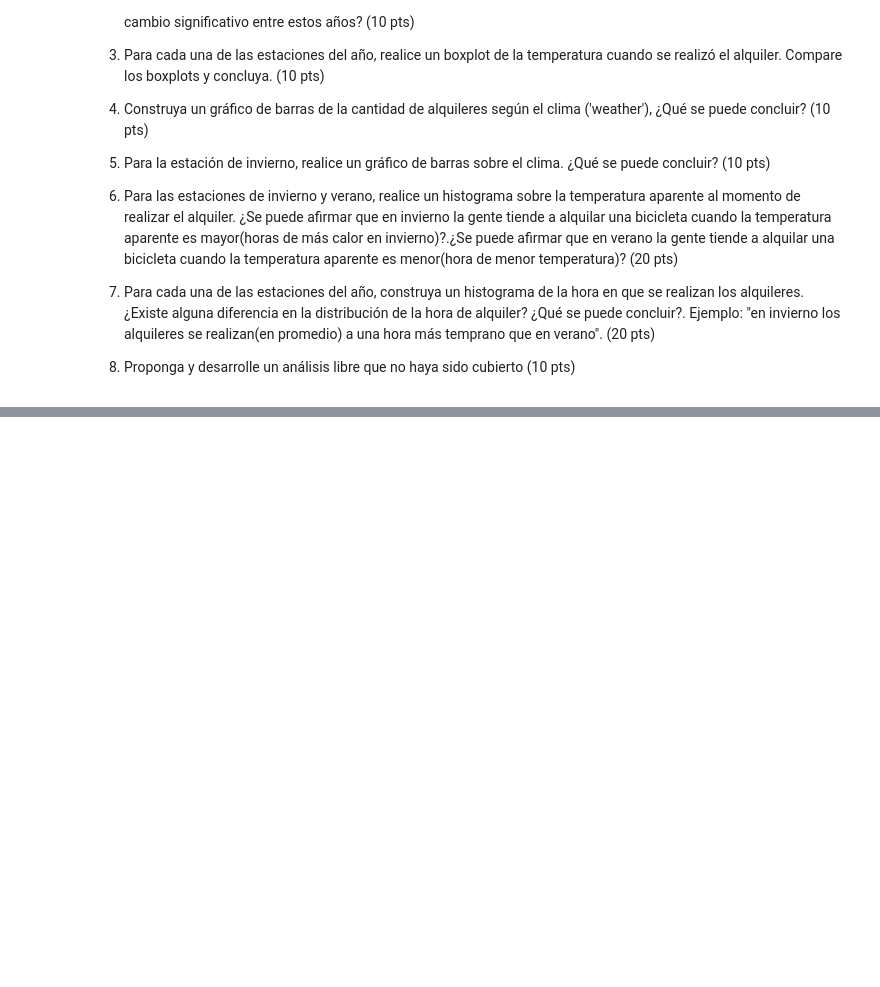
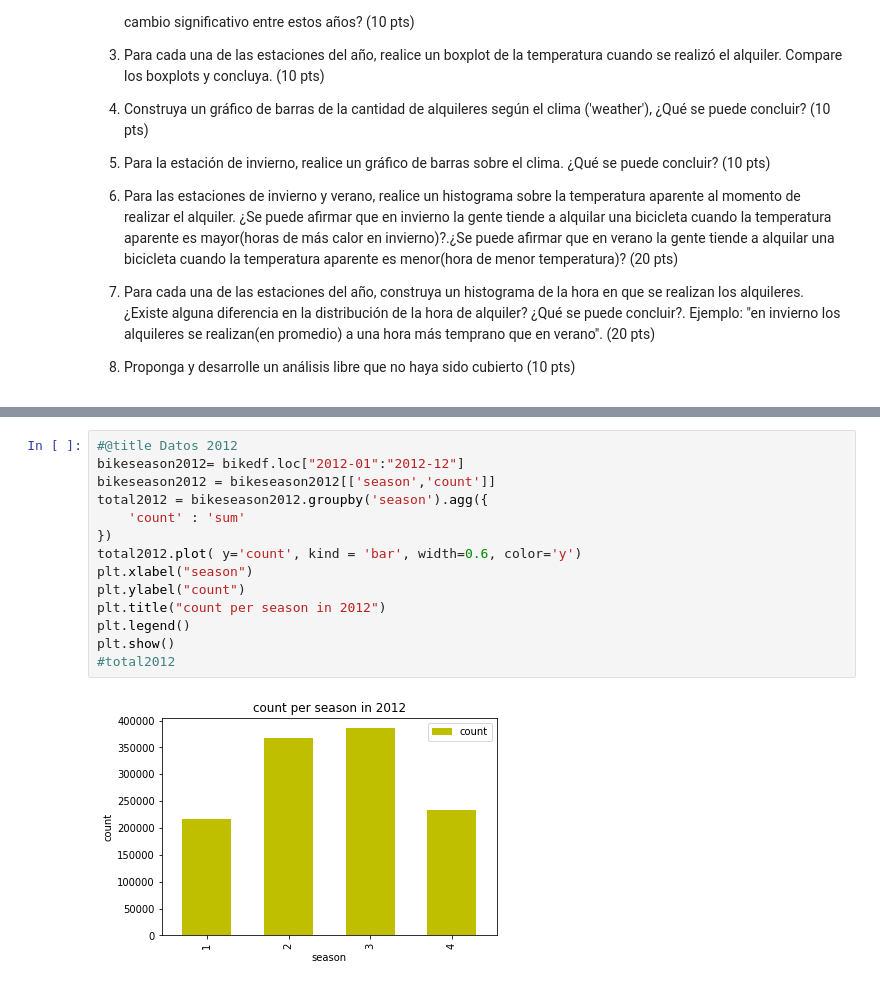
Before and after one commit to dieeh/usm-2022-2, a Jupyter notebook: INF280/taller1/Taller1.ipynb, the cells around one changed output, grey strips where cells are left out. Cells and saved outputs as stored; diff of their text form; blank space fills up the shorter version.

```diff
--- a/INF280/taller1/Taller1.ipynb
+++ b/INF280/taller1/Taller1.ipynb
@@ -110,0 +184,16 @@ Se desea hacer un estudio del uso de estos alquileres, el comportamiento general
+# %%
+#@title Datos 2012
+bikeseason2012= bikedf.loc["2012-01":"2012-12"]
+bikeseason2012 = bikeseason2012[['season','count']]
+total2012 = bikeseason2012.groupby('season').agg({
+    'count' : 'sum'
+})
+total2012.plot( y='count', kind = 'bar', width=0.6, color='y')
+plt.xlabel("season")
+plt.ylabel("count")
+plt.title("count per season in 2012")
+plt.legend()
+plt.show()
+#total2012
+# %% [output]
+[figure, added]
```
Also changed, not shown: parts of 27 cells of this notebook.
